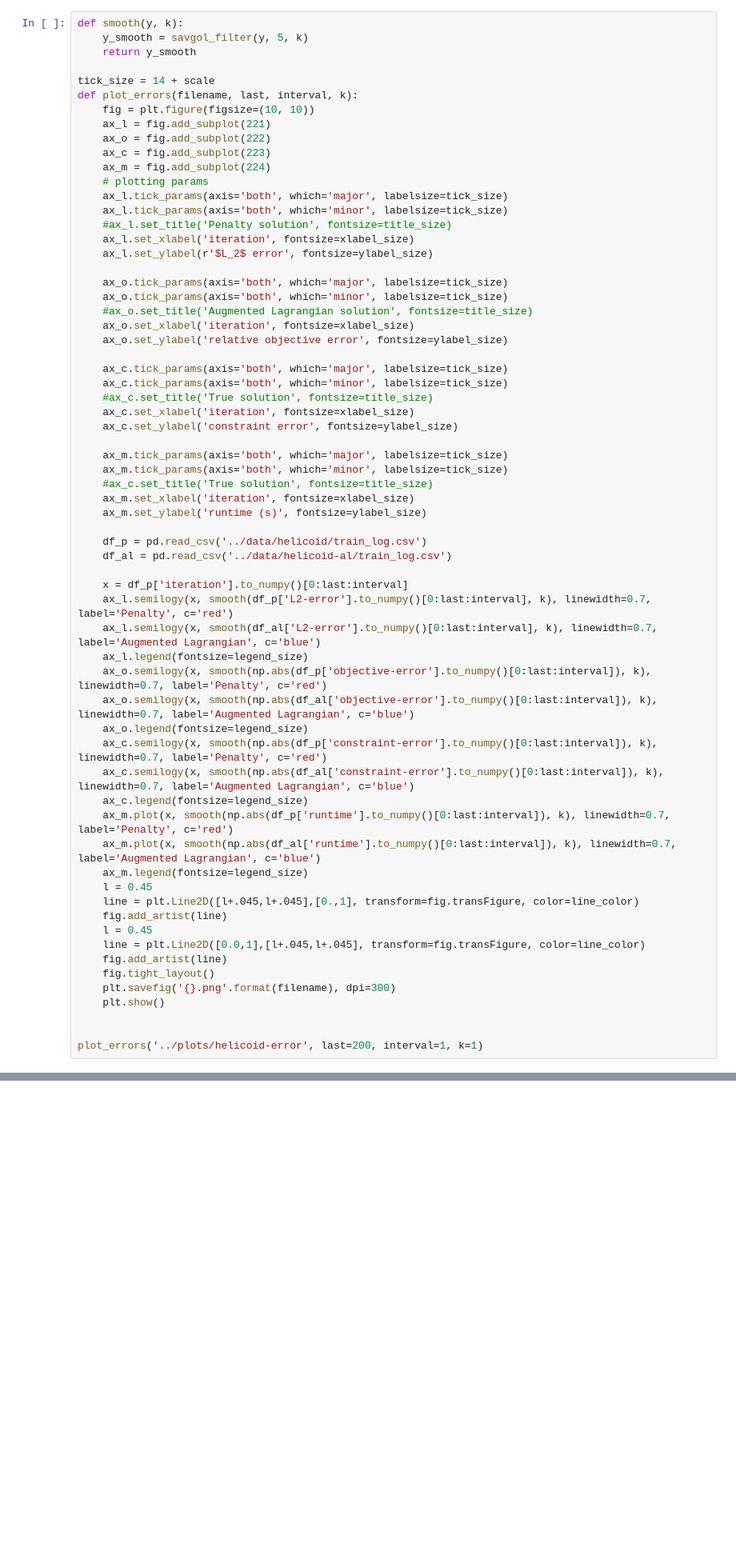
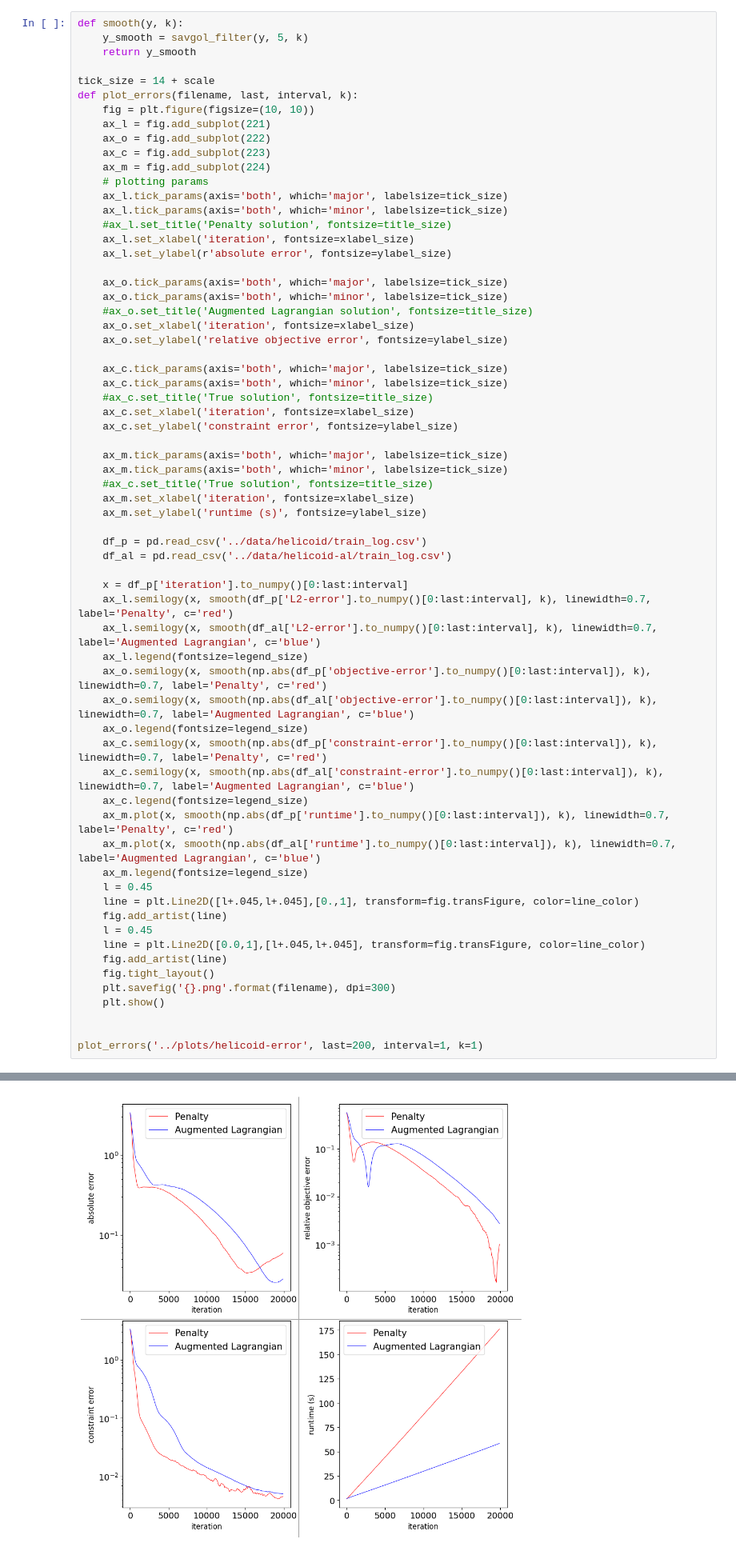
Before and after one commit to pinakm9/var-al, a Jupyter notebook: plotters/helicoid.ipynb, the cells around one changed output, grey strips where cells are left out. Shown: that part at 80% size. Cells and saved outputs as stored; diff of their text form; blank space fills up the shorter version.

Commit message:
'absolute'

```diff
--- a/plotters/helicoid.ipynb
+++ b/plotters/helicoid.ipynb
@@ -125,7 +130,7 @@ def plot_errors(filename, last, interval, k):
     ax_l.tick_params(axis='both', which='minor', labelsize=tick_size)
     #ax_l.set_title('Penalty solution', fontsize=title_size)
     ax_l.set_xlabel('iteration', fontsize=xlabel_size)
-    ax_l.set_ylabel(r'$L_2$ error', fontsize=ylabel_size)
+    ax_l.set_ylabel(r'absolute error', fontsize=ylabel_size)
 
     ax_o.tick_params(axis='both', which='major', labelsize=tick_size)
     ax_o.tick_params(axis='both', which='minor', labelsize=tick_size)
@@ -178,0 +182 @@ plot_errors('../plots/helicoid-error', last=200, interval=1, k=1)
+[figure, added]
```
Also changed, not shown: parts of 4 cells of this notebook, 10 other files.
